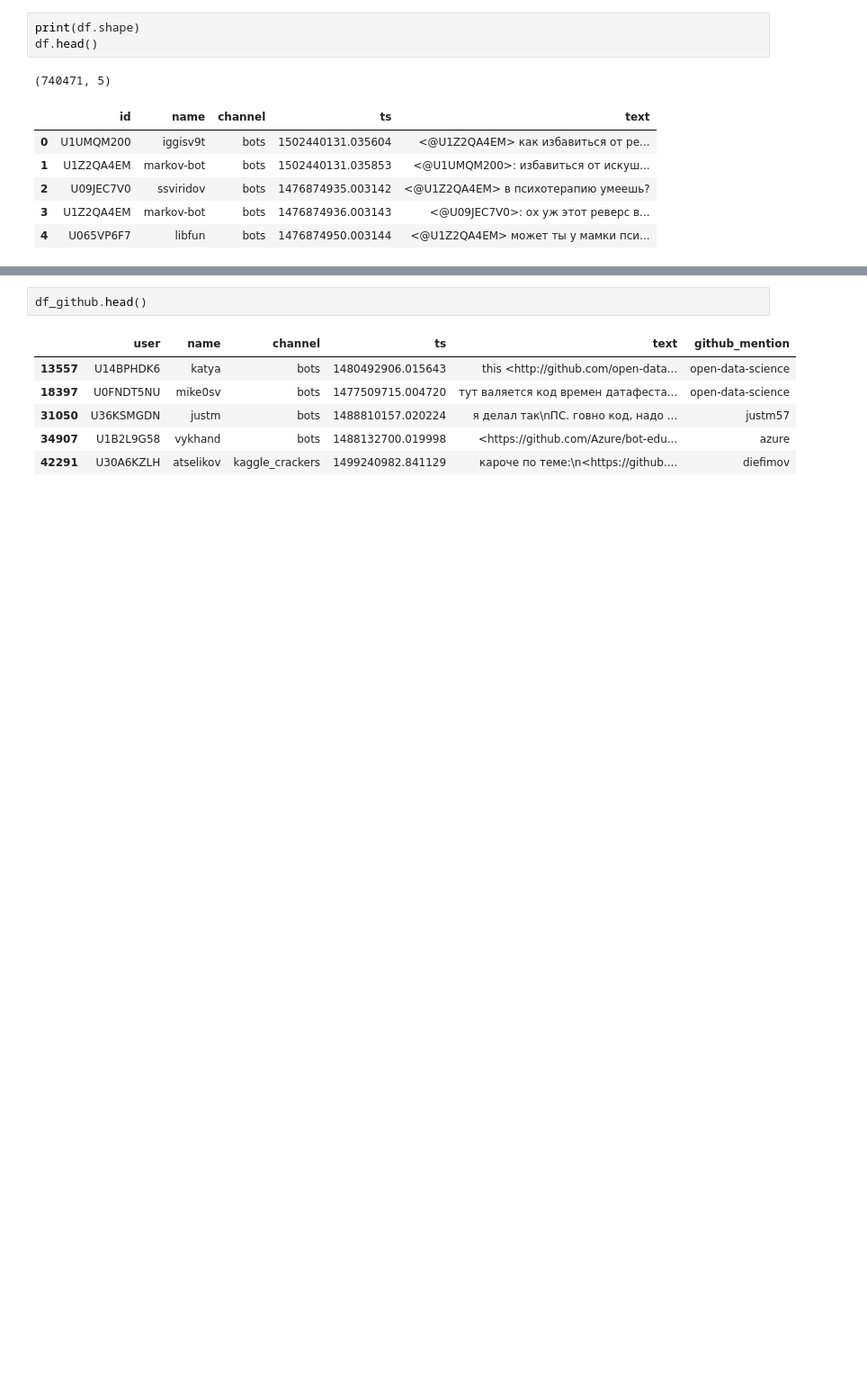
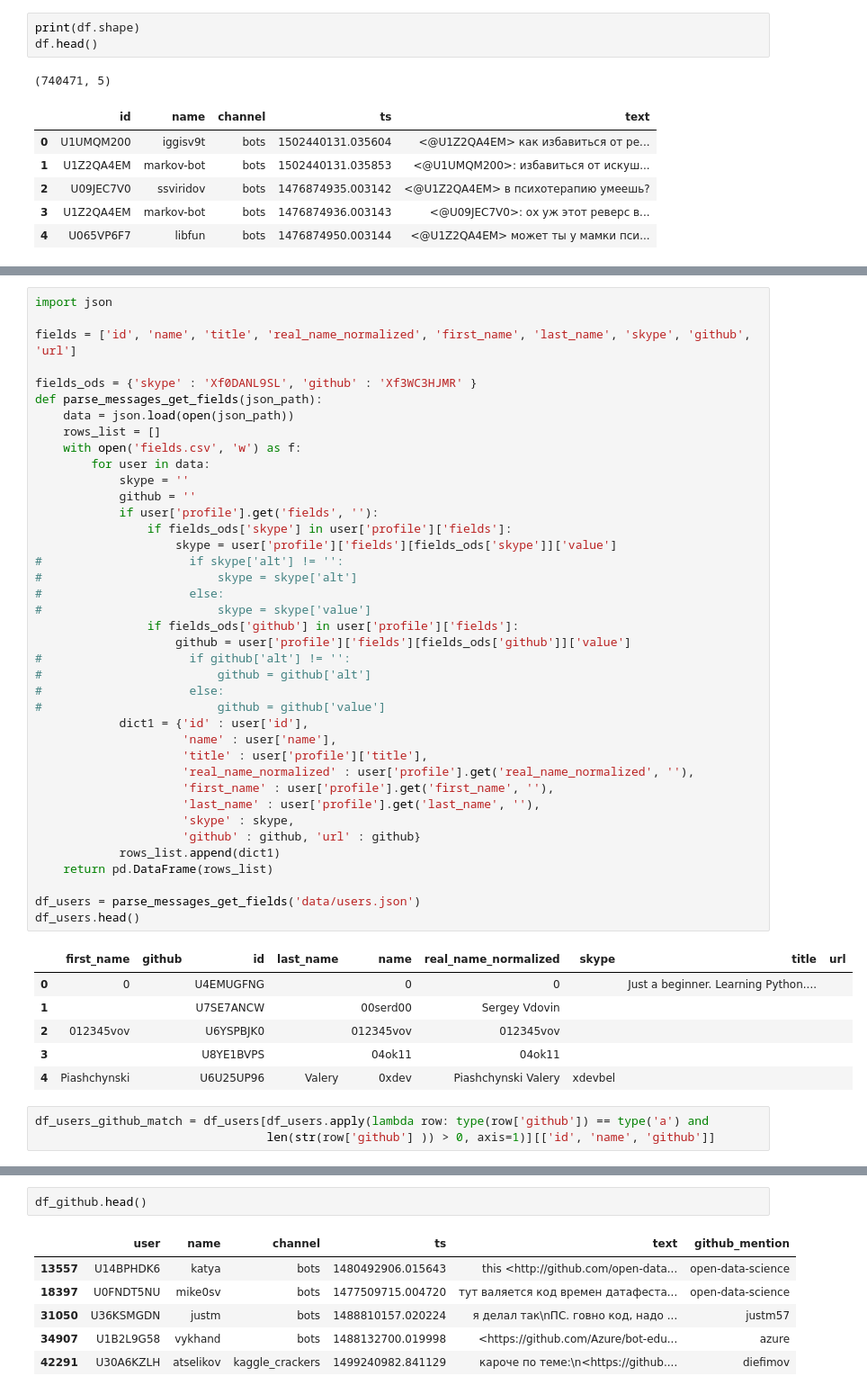
Before and after one commit to alexeyqu/ods-slack-data, a Jupyter notebook: db.ipynb, the cells around one changed output, grey strips where cells are left out. Shown at 90% size. Cells and saved outputs as stored; diff of their text form; blank space fills up the shorter version.

```diff
--- a/db.ipynb
+++ b/db.ipynb
@@ -280,0 +293,49 @@ total
+# %%
+import json
+
+fields = ['id', 'name', 'title', 'real_name_normalized', 'first_name', 'last_name', 'skype', 'github', 'url']
+
+fields_ods = {'skype' : 'Xf0DANL9SL', 'github' : 'Xf3WC3HJMR' }
+def parse_messages_get_fields(json_path):
+    data = json.load(open(json_path))
+    rows_list = []
+    with open('fields.csv', 'w') as f:
+        for user in data:
+            skype = ''
+            github = ''
+            if user['profile'].get('fields', ''):
+                if fields_ods['skype'] in user['profile']['fields']:
+                    skype = user['profile']['fields'][fields_ods['skype']]['value']
+#                     if skype['alt'] != '':
+#                         skype = skype['alt']
+#                     else:
+#                         skype = skype['value']
+                if fields_ods['github'] in user['profile']['fields']:
+                    github = user['profile']['fields'][fields_ods['github']]['value']
+#                     if github['alt'] != '':
+#                         github = github['alt']
+#                     else:
+#                         github = github['value']
+            dict1 = {'id' : user['id'],
+                     'name' : user['name'],
+                     'title' : user['profile']['title'],
+                     'real_name_normalized' : user['profile'].get('real_name_normalized', ''),
+                     'first_name' : user['profile'].get('first_name', ''),
+                     'last_name' : user['profile'].get('last_name', ''),
+                     'skype' : skype,
+                     'github' : github, 'url' : github}
+            rows_list.append(dict1)
+    return pd.DataFrame(rows_list)
+
+df_users = parse_messages_get_fields('data/users.json')
+df_users.head()
+# %% [output]
+|  | first_name | github | id | last_name | name | real_name_normalized | skype | title | url |
+| 0 | 0 |  | U4EMUGFNG |  | 0 | 0 |  | Just a beginner. Learning Python.... |  |
+| 1 |  |  | U7SE7ANCW |  | 00serd00 | Sergey Vdovin |  |  |  |
+| 2 | 012345vov |  | U6YSPBJK0 |  | 012345vov | 012345vov |  |  |  |
+| 3 |  |  | U8YE1BVPS |  | 04ok11 | 04ok11 |  |  |  |
+| 4 | Piashchynski |  | U6U25UP96 | Valery | 0xdev | Piashchynski Valery | xdevbel |  |  |
+# %%
+df_users_github_match = df_users[df_users.apply(lambda row: type(row['github']) == type('a') and
+                                 len(str(row['github'] )) > 0, axis=1)][['id', 'name', 'github']]
```
Also changed, not shown: parts of 12 cells of this notebook.
